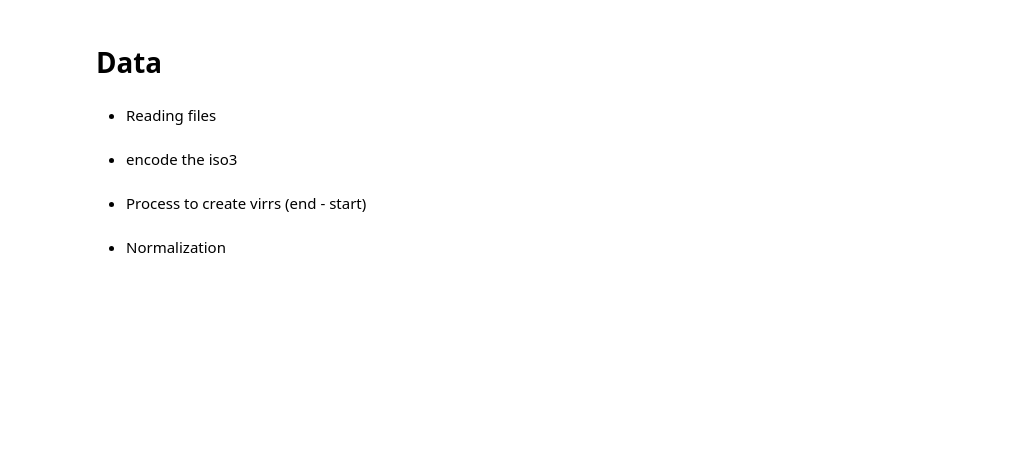
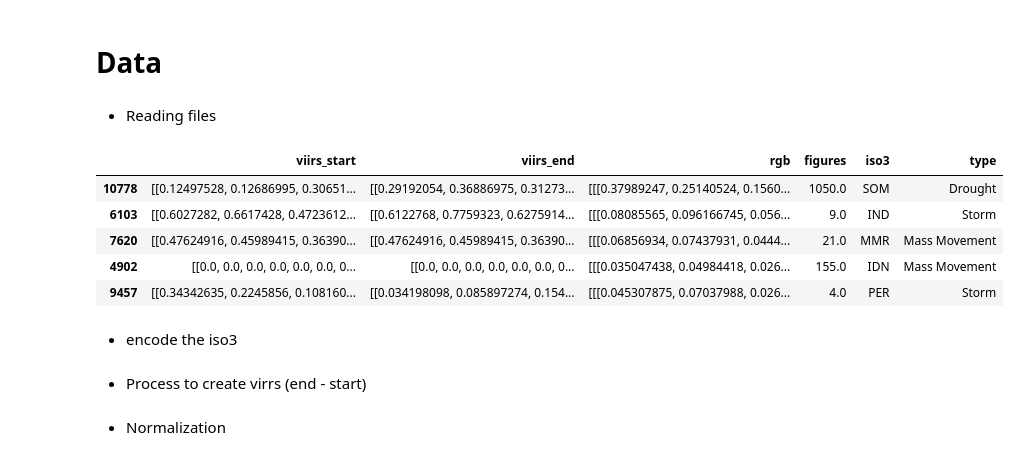
Before and after one commit to iamhaingo/migration-estimation, a Jupyter notebook: src/training_model_regression.ipynb, the cells around one changed output. Cells and saved outputs as stored; diff of their text form; code cells hidden in the pictures; blank space fills up the shorter version.

```diff
--- a/src/training_model_regression.ipynb
+++ b/src/training_model_regression.ipynb
@@ -94,6 +94,15 @@ def read_hdf5_to_dataframe_with_index(h5_path="unified_parallel.h5"):
 # %%
 path = "../src/data/processed/disaster.h5"
 df = read_hdf5_to_dataframe_with_index(path)
+# %%
+df.sample(5)
+# %% [output]
+|  | viirs_start | viirs_end | rgb | figures | iso3 | type |
+| 10778 | [[0.12497528, 0.12686995, 0.30651... | [[0.29192054, 0.36886975, 0.31273... | [[[0.37989247, 0.25140524, 0.1560... | 1050.0 | SOM | Drought |
+| 6103 | [[0.6027282, 0.6617428, 0.4723612... | [[0.6122768, 0.7759323, 0.6275914... | [[[0.08085565, 0.096166745, 0.056... | 9.0 | IND | Storm |
+| 7620 | [[0.47624916, 0.45989415, 0.36390... | [[0.47624916, 0.45989415, 0.36390... | [[[0.06856934, 0.07437931, 0.0444... | 21.0 | MMR | Mass Movement |
+| 4902 | [[0.0, 0.0, 0.0, 0.0, 0.0, 0.0, 0... | [[0.0, 0.0, 0.0, 0.0, 0.0, 0.0, 0... | [[[0.035047438, 0.04984418, 0.026... | 155.0 | IDN | Mass Movement |
+| 9457 | [[0.34342635, 0.2245856, 0.108160... | [[0.034198098, 0.085897274, 0.154... | [[[0.045307875, 0.07037988, 0.026... | 4.0 | PER | Storm |
 # %% [markdown]
 - encode the iso3
 # %%
```
Also changed, not shown: 3 other files.
